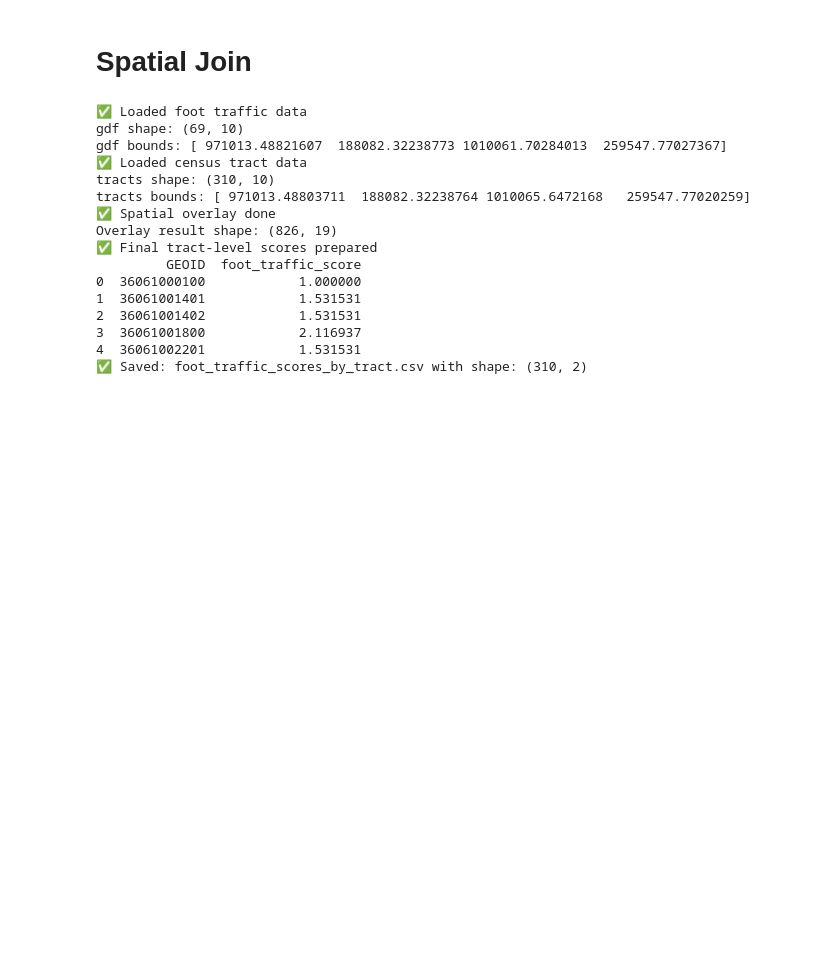
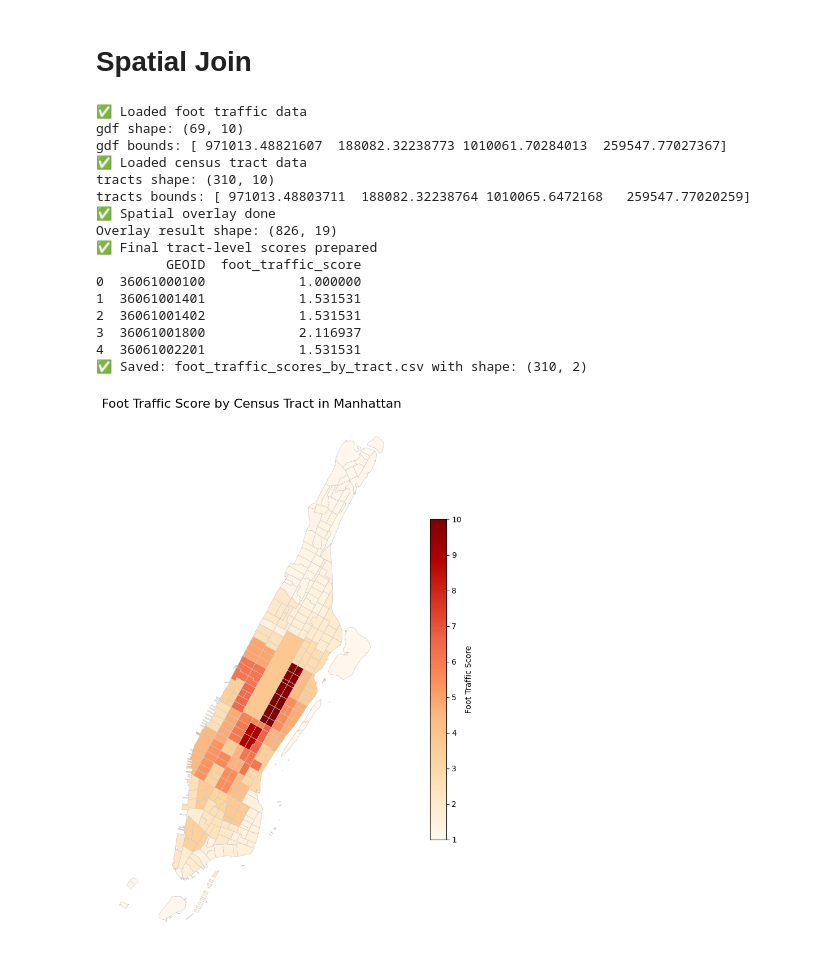
Before and after one commit to bigburko/nyc-busyness, a Jupyter notebook: etl/foot_traffic_score/foot_traffic_score.ipynb, the cells around one changed output. Cells and saved outputs as stored; diff of their text form; code cells hidden in the pictures; blank space fills up the shorter version.

Commit message:
graph

```diff
--- a/etl/foot_traffic_score/foot_traffic_score.ipynb
+++ b/etl/foot_traffic_score/foot_traffic_score.ipynb
@@ -238,3 +238,35 @@ Overlay result shape: (826, 19)
 3  36061001800            2.116937
 4  36061002201            1.531531
 ✅ Saved: foot_traffic_scores_by_tract.csv with shape: (310, 2)
+# %%
+import pandas as pd
+import geopandas as gpd
+import matplotlib.pyplot as plt
+
+# Load the final scores
+scores_df = pd.read_csv("foot_traffic_scores_by_tract.csv")
+tracts = gpd.read_file("../census tract geofiles/manhattan_census_tracts.geojson")
+
+# Merge scores with geometries
+tracts = tracts[["GEOID", "geometry"]]
+final_map = tracts.merge(scores_df, on="GEOID", how="left")
+
+# Fill any missing scores with 0 (optional)
+final_map["foot_traffic_score"] = final_map["foot_traffic_score"].fillna(0)
+
+# Plotting
+fig, ax = plt.subplots(1, 1, figsize=(12, 10))
+final_map.plot(column="foot_traffic_score",
+               cmap="OrRd",
+               linewidth=0.5,
+               ax=ax,
+               edgecolor="0.8",
+               legend=True,
+               legend_kwds={"label": "Foot Traffic Score", "shrink": 0.6})
+
+ax.set_title("Foot Traffic Score by Census Tract in Manhattan", fontsize=16)
+ax.axis("off")
+plt.tight_layout()
+plt.show()
+# %% [output]
+[figure, added]
```
